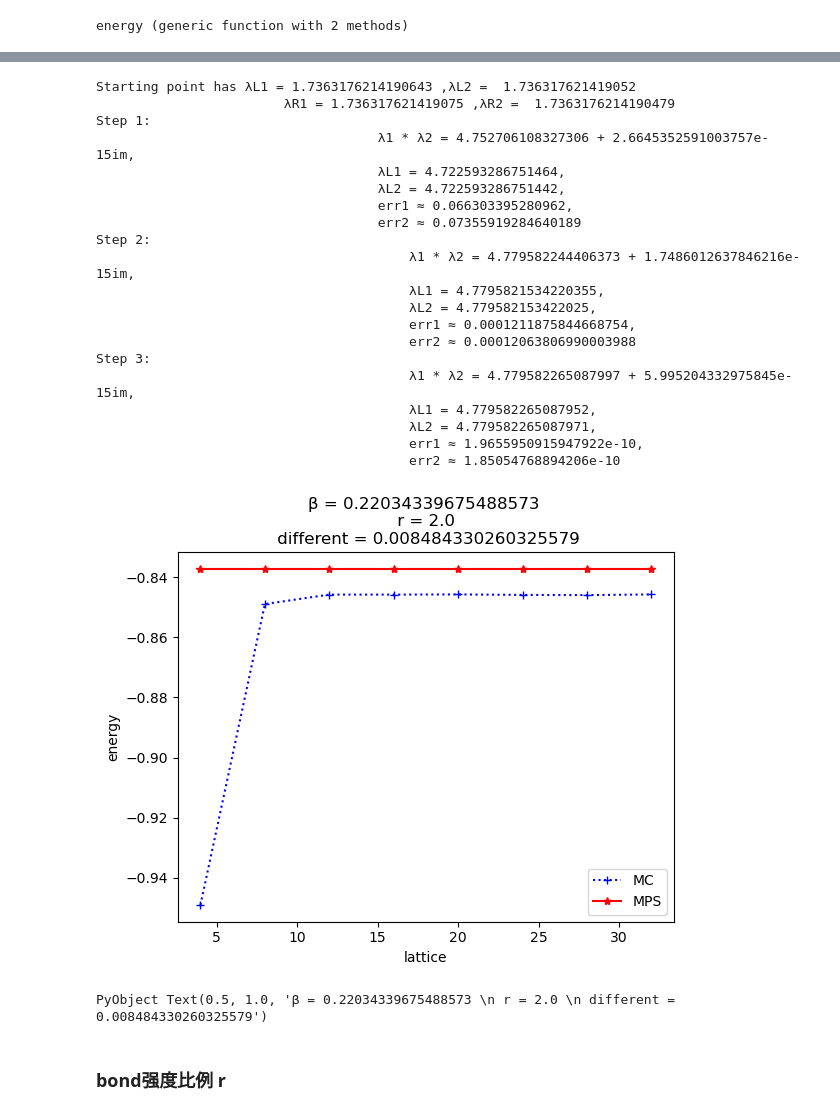
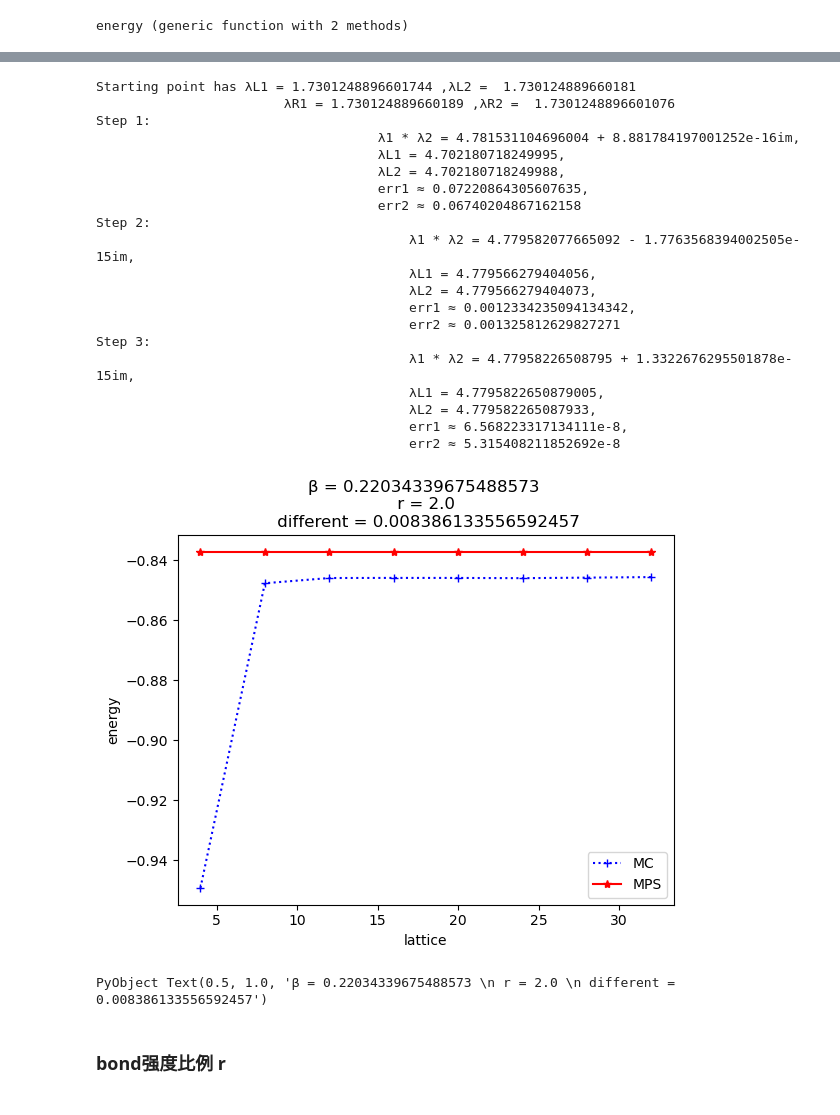
Before and after one commit to XingyuZhang2018/non-trivial-VUMPS, a Jupyter notebook: J1-J2-VUMPS.ipynb, the cells around one changed output, grey strips where cells are left out. Cells and saved outputs as stored; diff of their text form; code cells hidden in the pictures.

```diff
--- a/J1-J2-VUMPS.ipynb
+++ b/J1-J2-VUMPS.ipynb
@@ -690,55 +692,55 @@ PyObject Text(309.97499999999997, 0.5, 'energy')
 # β = 0.1
 r = 2.0
 lB = 4;
 lE = 32;
 ld = 4;
 steps = Int(round((lE-lB)/ld+1));
 eMC = zeros(steps,1)
 Threads.@threads for i=1:steps
     lattice = lB+ ld*(i-1);
-    _, eMC[i] = MC(lattice,β,r,Int(1e4),Int(1e6))
+    _, eMC[i] = MC(lattice,β,r,Int(1e5),Int(1e6))
 end
 
 M1, M2, ME1, ME2, ME3, ME4 = classicalisingmpo(β; r = r)
-D = 50
+D = 100
 Random.seed!(12345)
 A1 = randn(D, 2, D) + im*randn(D, 2, D)
 Random.seed!(12345)
 A2 = randn(D, 2, D) + im*randn(D, 2, D)
 λ1, λ2, AL1, AL2, C1, C2, AR1, AR2, FL1, FL2, FL3, FL4, FR1, FR2, FR3, FR4 =
-    vumps(A1,A2,M1,M2;tol = 1e-8,maxiter = 100)
+    vumps(A1,A2,M1,M2;tol = 1e-6,maxiter = 100)
 eMPS = energy(M1, M2, ME1, ME2, ME3, ME4, AL1, AL2, C1, C2, AR1, AR2, FL1, FL2, FL3, FL4, FR1, FR2, FR3, FR4)
 different = abs(eMPS - eMC[steps])
 lattice = lB:ld:lE
 plot(lattice,eMC,"+:",color = "b",label = "MC")
 plot(lattice,real(fill(eMPS,steps,1)),"*-",color = "r",label = "MPS")
 legend(loc="best")
 xlabel("lattice")
 ylabel("energy")
 title("β = $β \n r = $r \n different = $different")
 # %% [output]
-Starting point has λL1 = 1.7363176214190643 ,λL2 =  1.736317621419052
-                        λR1 = 1.736317621419075 ,λR2 =  1.7363176214190479
+Starting point has λL1 = 1.7301248896601744 ,λL2 =  1.730124889660181
+                        λR1 = 1.730124889660189 ,λR2 =  1.7301248896601076
 Step 1:
-                                    λ1 * λ2 = 4.752706108327306 + 2.6645352591003757e-15im,
-                                    λL1 = 4.722593286751464,
-                                    λL2 = 4.722593286751442,
-                                    err1 ≈ 0.066303395280962,
-                                    err2 ≈ 0.07355919284640189
+                                    λ1 * λ2 = 4.781531104696004 + 8.881784197001252e-16im,
+                                    λL1 = 4.702180718249995,
+                                    λL2 = 4.702180718249988,
+                                    err1 ≈ 0.07220864305607635,
+                                    err2 ≈ 0.06740204867162158
 Step 2:
-                                        λ1 * λ2 = 4.779582244406373 + 1.7486012637846216e-15im,
-                                        λL1 = 4.7795821534220355,
-                                        λL2 = 4.779582153422025,
-                                        err1 ≈ 0.0001211875844668754,
-                                        err2 ≈ 0.00012063806990003988
+                                        λ1 * λ2 = 4.779582077665092 - 1.7763568394002505e-15im,
+                                        λL1 = 4.779566279404056,
+                                        λL2 = 4.779566279404073,
+                                        err1 ≈ 0.0012334235094134342,
+                                        err2 ≈ 0.001325812629827271
 Step 3:
-                                        λ1 * λ2 = 4.779582265087997 + 5.995204332975845e-15im,
-                                        λL1 = 4.779582265087952,
-                                        λL2 = 4.779582265087971,
-                                        err1 ≈ 1.9655950915947922e-10,
-                                        err2 ≈ 1.85054768894206e-10
+                                        λ1 * λ2 = 4.77958226508795 + 1.3322676295501878e-15im,
+                                        λL1 = 4.7795822650879005,
+                                        λL2 = 4.779582265087933,
+                                        err1 ≈ 6.568223317134111e-8,
+                                        err2 ≈ 5.315408211852692e-8
-[figure, old version]
+[figure, new version]
-PyObject Text(0.5, 1.0, 'β = 0.22034339675488573 \n r = 2.0 \n different = 0.008484330260325579')
+PyObject Text(0.5, 1.0, 'β = 0.22034339675488573 \n r = 2.0 \n different = 0.008386133556592457')
 # %% [markdown]
 ### bond强度比例 r
 # %%
```
Also changed, not shown: parts of 8 cells of this notebook, 10 other files.
